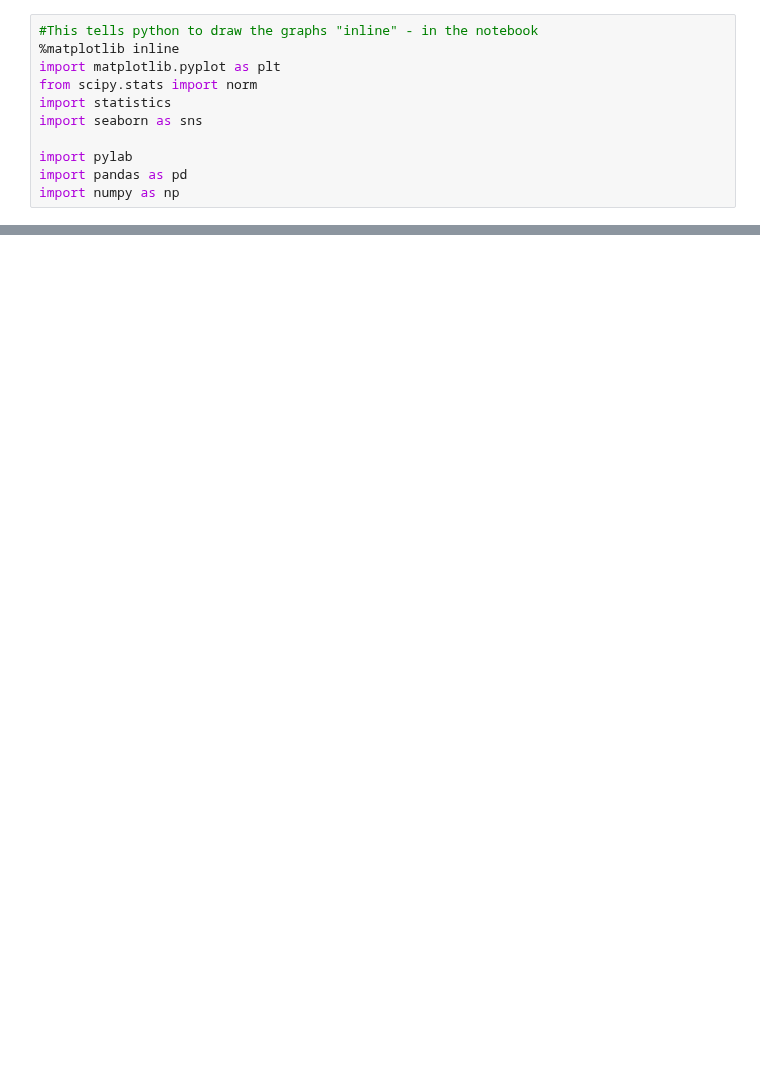
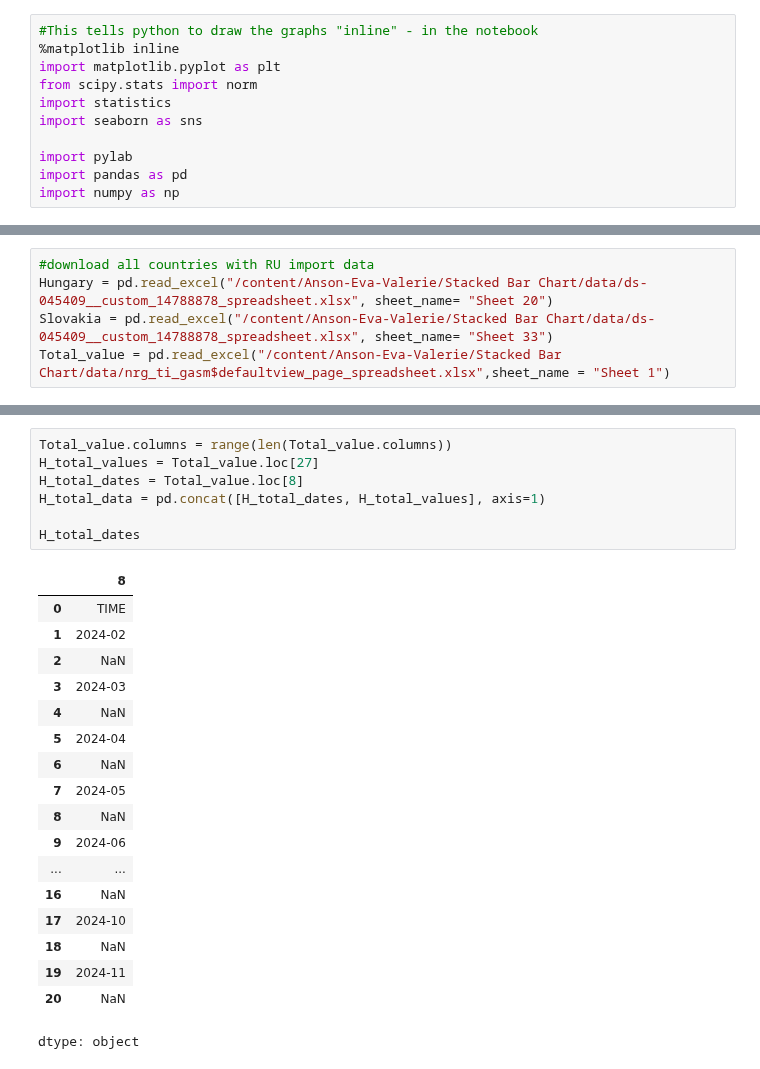
Before and after one commit to Anson422/Anson-Eva-Valerie, a Jupyter notebook: Stacked Bar Chart/EU_import_RU_gas.ipynb, the cells around one changed output, grey strips where cells are left out. Drawn from its saved outputs; the diff is of its cells as text; blank space fills up the shorter version.

```diff
--- a/Stacked Bar Chart/EU_import_RU_gas.ipynb
+++ b/Stacked Bar Chart/EU_import_RU_gas.ipynb
@@ -83,0 +30,5 @@ dfs["Estonia"]
+# %%
+#download all countries with RU import data
+Hungary = pd.read_excel("/content/Anson-Eva-Valerie/Stacked Bar Chart/data/ds-045409__custom_14788878_spreadsheet.xlsx", sheet_name= "Sheet 20")
+Slovakia = pd.read_excel("/content/Anson-Eva-Valerie/Stacked Bar Chart/data/ds-045409__custom_14788878_spreadsheet.xlsx", sheet_name= "Sheet 33")
+Total_value = pd.read_excel("/content/Anson-Eva-Valerie/Stacked Bar Chart/data/nrg_ti_gasm$defaultview_page_spreadsheet.xlsx",sheet_name = "Sheet 1")
@@ -83,0 +57,26 @@ dfs["Estonia"]
+# %%
+Total_value.columns = range(len(Total_value.columns))
+H_total_values = Total_value.loc[27]
+H_total_dates = Total_value.loc[8]
+H_total_data = pd.concat([H_total_dates, H_total_values], axis=1)
+
+H_total_dates
+# %% [output]
+|  | 8 |
+| 0 | TIME |
+| 1 | 2024-02 |
+| 2 | NaN |
+| 3 | 2024-03 |
+| 4 | NaN |
+| 5 | 2024-04 |
+| 6 | NaN |
+| 7 | 2024-05 |
+| 8 | NaN |
+| 9 | 2024-06 |
+| ... | ... |
+| 16 | NaN |
+| 17 | 2024-10 |
+| 18 | NaN |
+| 19 | 2024-11 |
+| 20 | NaN |
+dtype: object
```
Also changed, not shown: parts of 6 cells of this notebook.
